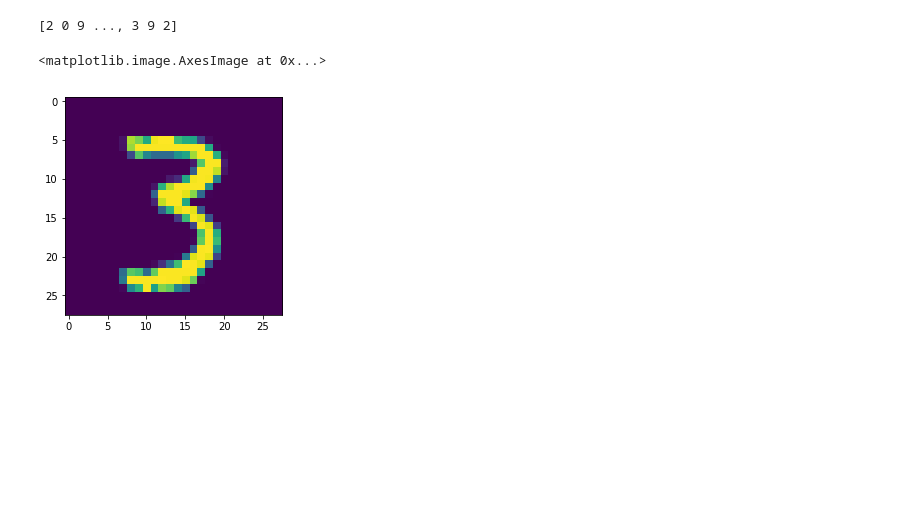
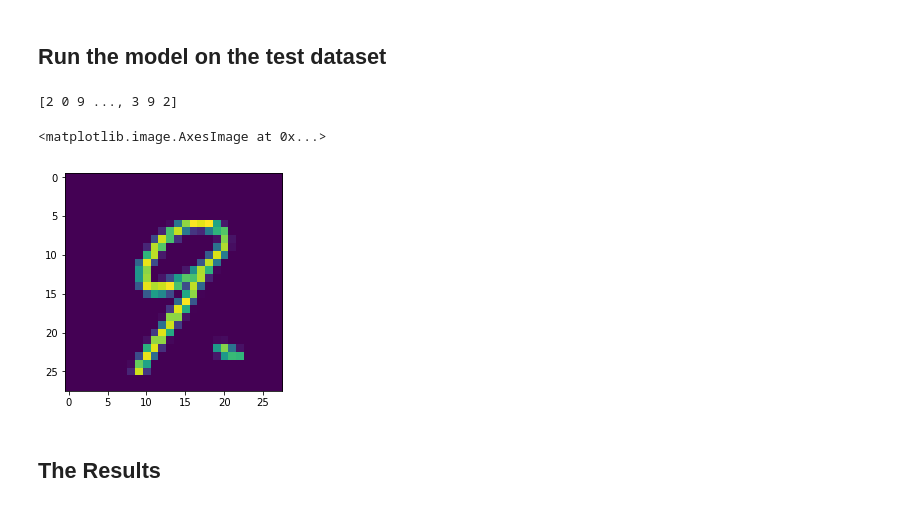
Before and after one commit to samers101/Samer-Shenouda, a Jupyter notebook: projects/final-project/04-notebook-rough-draft/Final Project Kaggle MNIST Digit Recognition.ipynb, the cells around one changed output. Drawn from its saved outputs; the diff is of its cells as text; code cells hidden in the pictures; blank space fills up the shorter version.

```diff
--- a/projects/final-project/04-notebook-rough-draft/Final Project Kaggle MNIST Digit Recognition.ipynb
+++ b/projects/final-project/04-notebook-rough-draft/Final Project Kaggle MNIST Digit Recognition.ipynb
@@ -4,5 +4,5 @@ import pandas as pd
 import matplotlib.pyplot as plt
 import pylab as pl
 %matplotlib inline
-digits = pd.read_csv ("../downloads/datasets/train.csv")
-test = pd.read_csv ("../downloads/datasets/test.csv")
+digits = pd.read_csv ("../datasets/train.csv")
+test = pd.read_csv ("../datasets/test.csv")
@@ -13,0 +11,8 @@ digits_2=np.array(digits_1)
+# %%
+#Separate out the outcome variable
+labels=digits.label
+#Drop the label column to enable conversion of 784 column dataset into 28 x 28 array
+digits_1=digits.drop(['label'], axis=1)
+digits_2=np.array(digits_1)
+#Test dataset is already 784 columns
+test_1=np.array(test)
@@ -24,0 +30,2 @@ test=np.array(test)
+# %% [markdown]
+## Run the model on the test dataset
@@ -31,11 +38,13 @@ predictions=knn.predict(test)
 # %%
-plt.imshow(test[-3].reshape((28, 28)))
+plt.imshow(test_1[2].reshape((28, 28)))
 # %% [output]
 <matplotlib.image.AxesImage at 0x...>
-[figure, old version]
+[figure, new version]
 # %%
 out_file = open("predictions.csv", "w")
 out_file.write("ImageId,Label\n")
 for i in range(len(predictions)):
     out_file.write(str(i+1) + "," + str(int(predictions[i])) + "\n")
 out_file.close()
+# %% [markdown]
+## The Results
```
Also changed, not shown: parts of 10 cells of this notebook.
